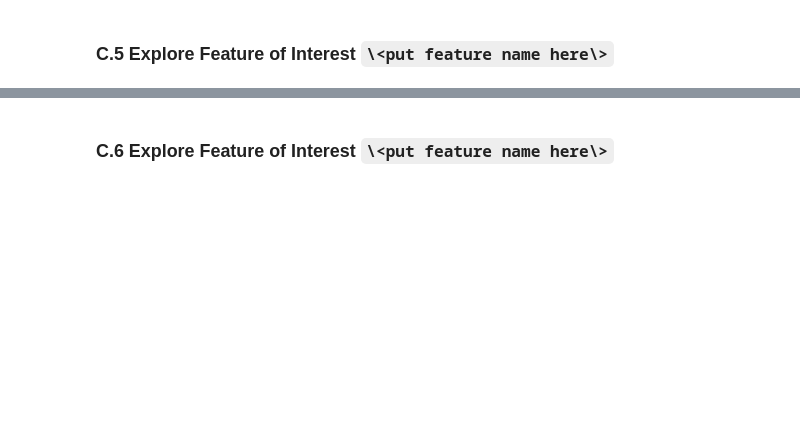
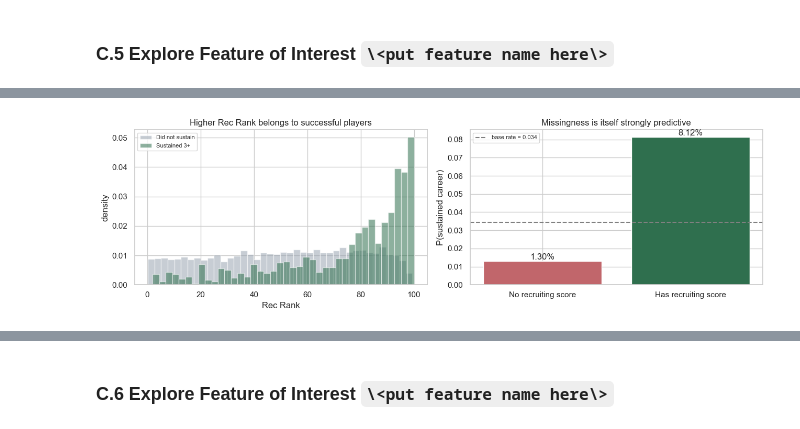
Before and after one commit to asif11996/36120-26SP-group25-experiments, a Jupyter notebook: notebooks/36120_26SP_AT1_ 25_25422306_experiment1.ipynb, the cells around one changed output, grey strips where cells are left out. Cells and saved outputs as stored; diff of their text form; code cells hidden in the pictures; blank space fills up the shorter version.

```diff
--- a/notebooks/36120_26SP_AT1_ 25_25422306_experiment1.ipynb
+++ b/notebooks/36120_26SP_AT1_ 25_25422306_experiment1.ipynb
@@ -406,0 +453,16 @@ provide a detailed analysis on the selected feature, its distribution, limitatio
+# %%
+# <Student to fill this section>
+
+print("=== Distribution of Rec Rank ===")
+print(train_df["Rec Rank"].describe().round(2))
+
+print(f"\nMissing in train: {train_df['Rec Rank'].isna().mean()*100:.1f}%")
+print(f"Missing in test : {test_df['Rec Rank'].isna().mean()*100:.1f}%")
+
+print("\n=== Mean value by outcome ===")
+print(train_df.groupby("label")["Rec Rank"].mean().round(2))
+
+# Missingness itself may be informative, so compare prevalence by presence.
+print("\n=== Prevalence by whether a recruiting score exists ===")
+tmp = train_df.assign(has_rank=train_df["Rec Rank"].notna())
+print(tmp.groupby("has_rank")["label"].agg(["mean", "size"]).round(4))
@@ -406,0 +487,27 @@ provide a detailed analysis on the selected feature, its distribution, limitatio
+# %%
+fig, axes = plt.subplots(1, 2, figsize=(13, 4))
+
+# density=True is essential: with a 29:1 class ratio, raw counts would render
+# the positive class invisible against the axis.
+for lab, colour, name in [(0, "#9aa5b1", "Did not sustain"),
+                          (1, "#2f6f4e", "Sustained 3+")]:
+    axes[0].hist(train_df.loc[train_df["label"] == lab, "Rec Rank"].dropna(),
+                 bins=40, alpha=0.55, density=True, color=colour, label=name)
+axes[0].set_xlabel("Rec Rank"); axes[0].set_ylabel("density")
+axes[0].set_title("Higher Rec Rank belongs to successful players")
+axes[0].legend(fontsize=8)
+
+prev = tmp.groupby("has_rank")["label"].mean()
+axes[1].bar(["No recruiting score", "Has recruiting score"], prev.values,
+            color=["#c1666b", "#2f6f4e"])
+axes[1].axhline(train_df["label"].mean(), ls="--", c="grey",
+                label=f"base rate = {train_df['label'].mean():.3f}")
+for i, v in enumerate(prev.values):
+    axes[1].text(i, v, f"{v*100:.2f}%", ha="center", va="bottom")
+axes[1].set_ylabel("P(sustained career)")
+axes[1].set_title("Missingness is itself strongly predictive")
+axes[1].legend(fontsize=8)
+
+plt.tight_layout(); plt.show()
+# %% [output]
+[figure, added]
```
Also changed, not shown: parts of 170 cells of this notebook, 10 other files.
